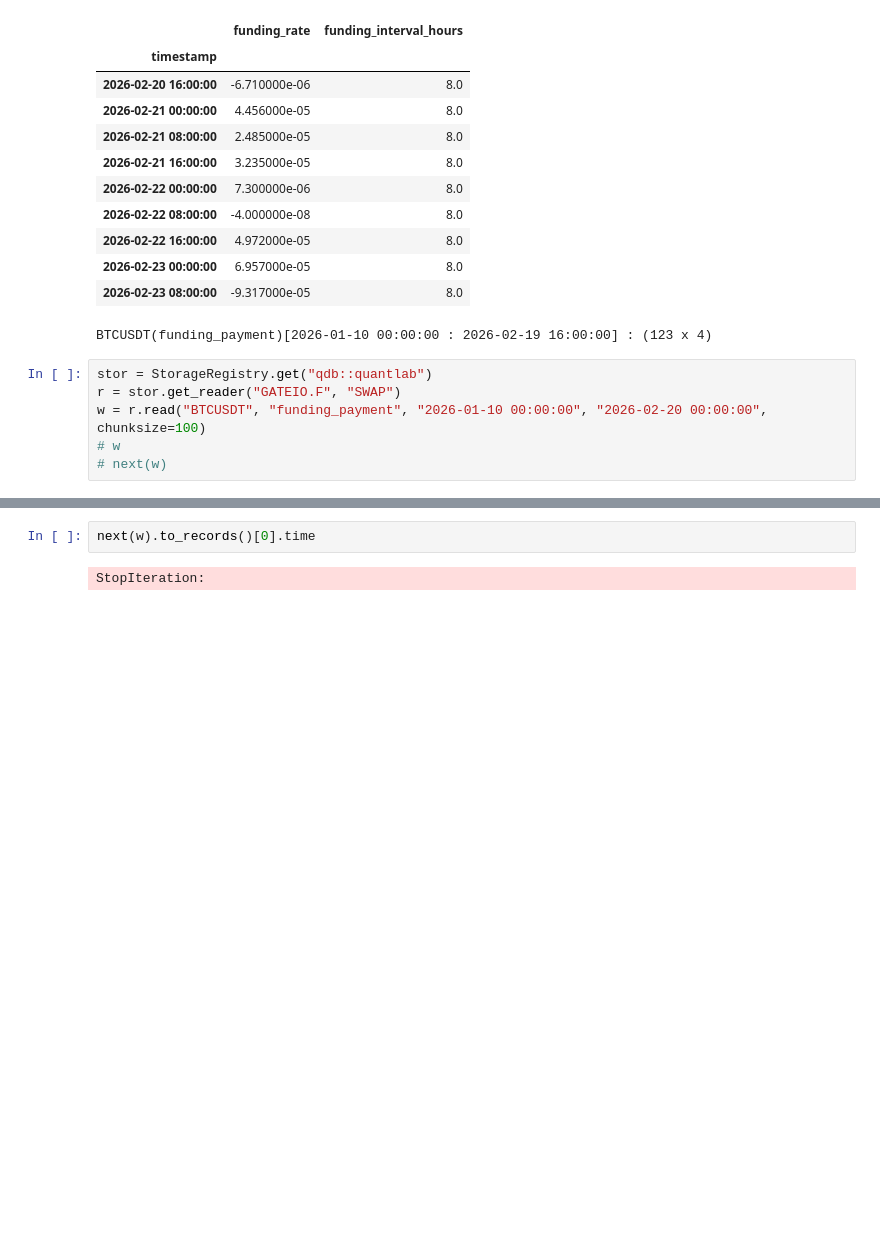
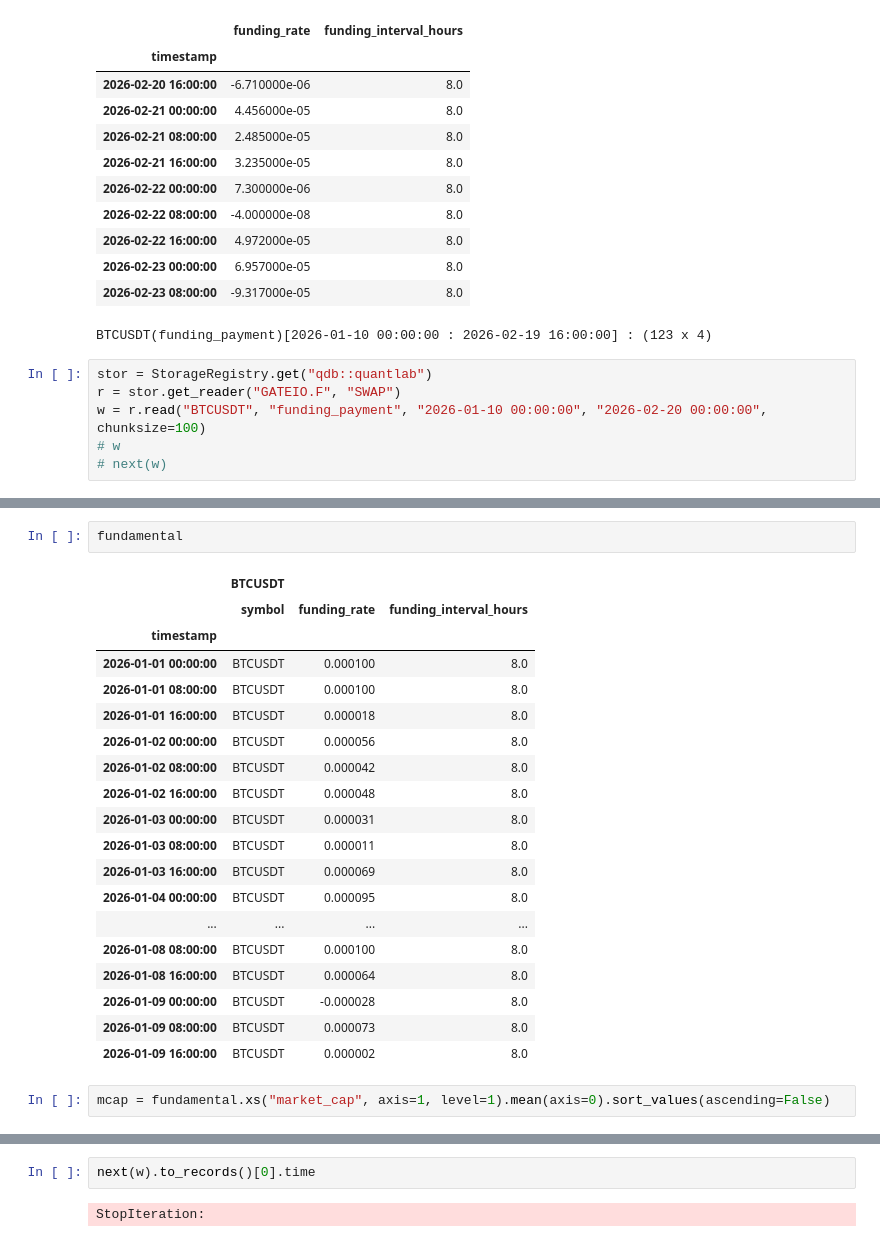
Before and after one commit to xLydianSoftware/Qubx, a Jupyter notebook: experiments/data/11.0 CCXT storage.ipynb, the cells around one changed output, grey strips where cells are left out. Cells and saved outputs as stored; diff of their text form; blank space fills up the shorter version.

```diff
--- a/experiments/data/11.0 CCXT storage.ipynb
+++ b/experiments/data/11.0 CCXT storage.ipynb
@@ -133,0 +175,24 @@ w
+# %%
+fundamental
+# %% [output]
+|  | BTCUSDT |  |  |
+|  | symbol | funding_rate | funding_interval_hours |
+| timestamp |  |  |  |
+| 2026-01-01 00:00:00 | BTCUSDT | 0.000100 | 8.0 |
+| 2026-01-01 08:00:00 | BTCUSDT | 0.000100 | 8.0 |
+| 2026-01-01 16:00:00 | BTCUSDT | 0.000018 | 8.0 |
+| 2026-01-02 00:00:00 | BTCUSDT | 0.000056 | 8.0 |
+| 2026-01-02 08:00:00 | BTCUSDT | 0.000042 | 8.0 |
+| 2026-01-02 16:00:00 | BTCUSDT | 0.000048 | 8.0 |
+| 2026-01-03 00:00:00 | BTCUSDT | 0.000031 | 8.0 |
+| 2026-01-03 08:00:00 | BTCUSDT | 0.000011 | 8.0 |
+| 2026-01-03 16:00:00 | BTCUSDT | 0.000069 | 8.0 |
+| 2026-01-04 00:00:00 | BTCUSDT | 0.000095 | 8.0 |
+| ... | ... | ... | ... |
+| 2026-01-08 08:00:00 | BTCUSDT | 0.000100 | 8.0 |
+| 2026-01-08 16:00:00 | BTCUSDT | 0.000064 | 8.0 |
+| 2026-01-09 00:00:00 | BTCUSDT | -0.000028 | 8.0 |
+| 2026-01-09 08:00:00 | BTCUSDT | 0.000073 | 8.0 |
+| 2026-01-09 16:00:00 | BTCUSDT | 0.000002 | 8.0 |
+# %%
+mcap = fundamental.xs("market_cap", axis=1, level=1).mean(axis=0).sort_values(ascending=False)
```
Also changed, not shown: parts of 6 cells of this notebook, 3 other files.
